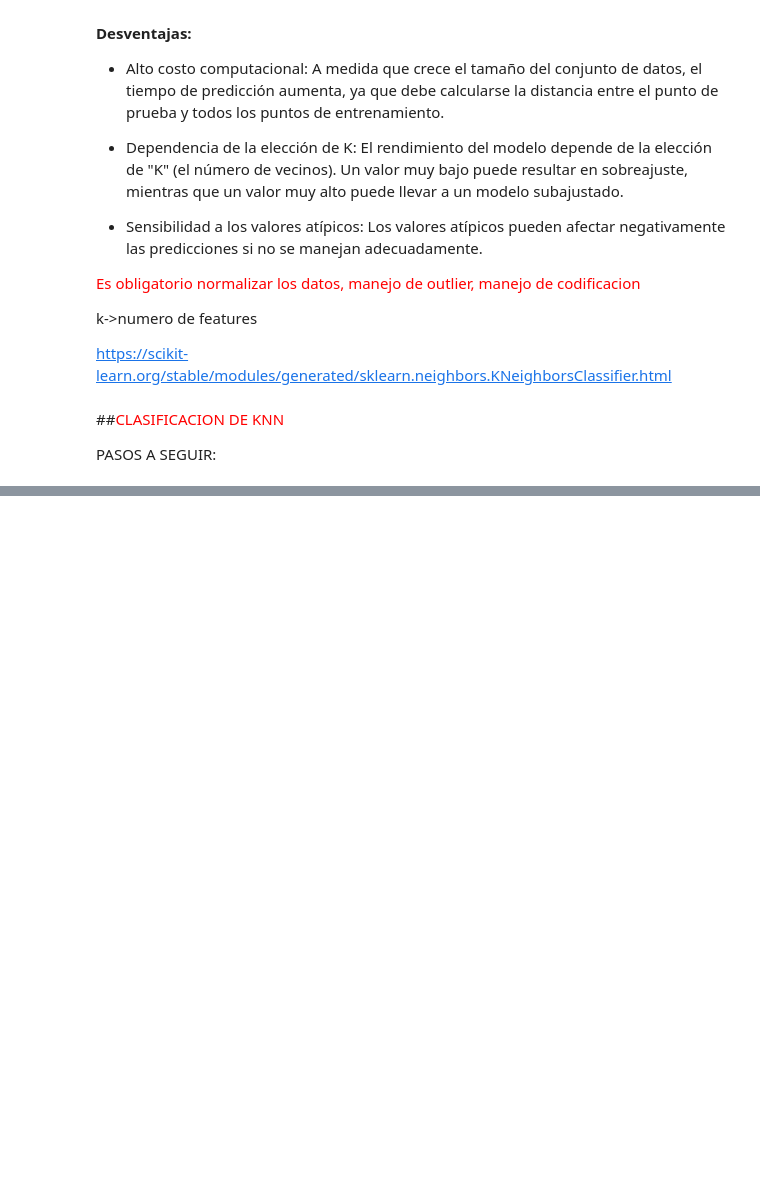
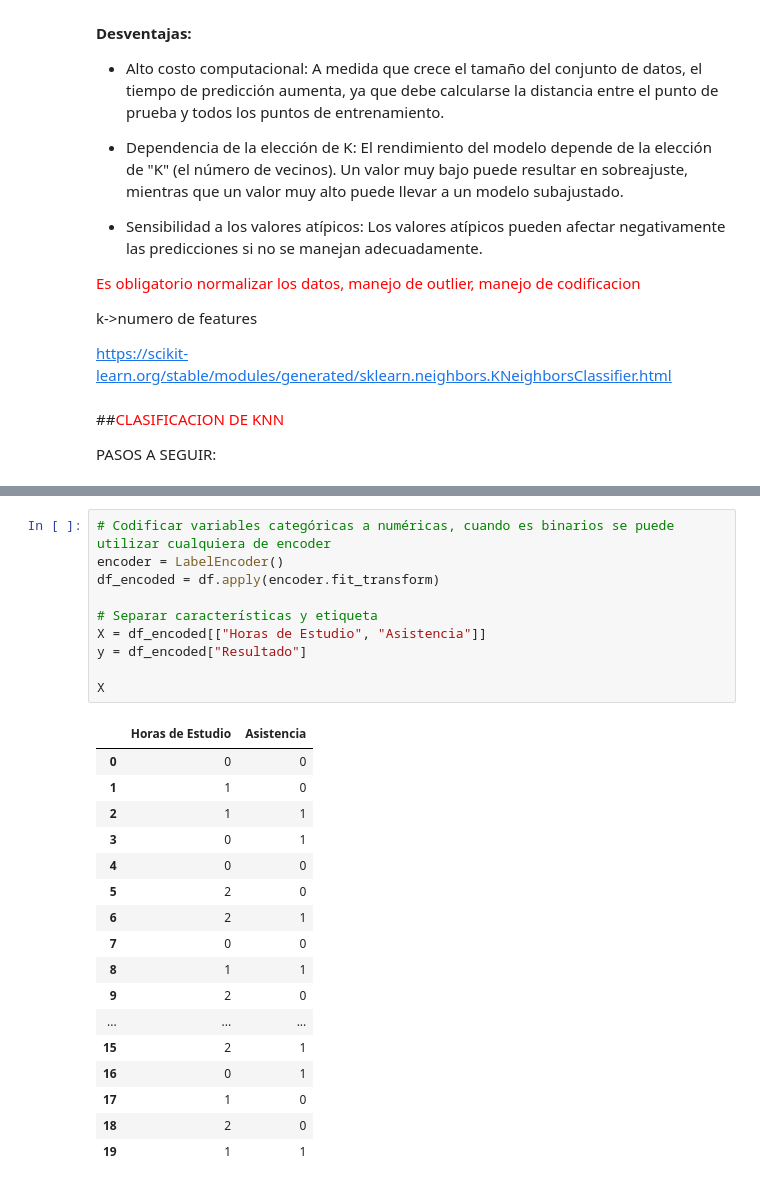
Before and after one commit to mbarragan744/clase-IA, a Jupyter notebook: corte2.ipynb, the cells around one changed output, grey strips where cells are left out. Drawn from its saved outputs; the diff is of its cells as text; blank space fills up the shorter version.

```diff
--- a/corte2.ipynb
+++ b/corte2.ipynb
@@ -45,0 +98,28 @@ PASOS A SEGUIR:
+# %%
+# Codificar variables categóricas a numéricas, cuando es binarios se puede utilizar cualquiera de encoder
+encoder = LabelEncoder()
+df_encoded = df.apply(encoder.fit_transform)
+
+# Separar características y etiqueta
+X = df_encoded[["Horas de Estudio", "Asistencia"]]
+y = df_encoded["Resultado"]
+
+X
+# %% [output]
+|  | Horas de Estudio | Asistencia |
+| 0 | 0 | 0 |
+| 1 | 1 | 0 |
+| 2 | 1 | 1 |
+| 3 | 0 | 1 |
+| 4 | 0 | 0 |
+| 5 | 2 | 0 |
+| 6 | 2 | 1 |
+| 7 | 0 | 0 |
+| 8 | 1 | 1 |
+| 9 | 2 | 0 |
+| ... | ... | ... |
+| 15 | 2 | 1 |
+| 16 | 0 | 1 |
+| 17 | 1 | 0 |
+| 18 | 2 | 0 |
+| 19 | 1 | 1 |
```
Also changed, not shown: parts of 12 cells of this notebook.
